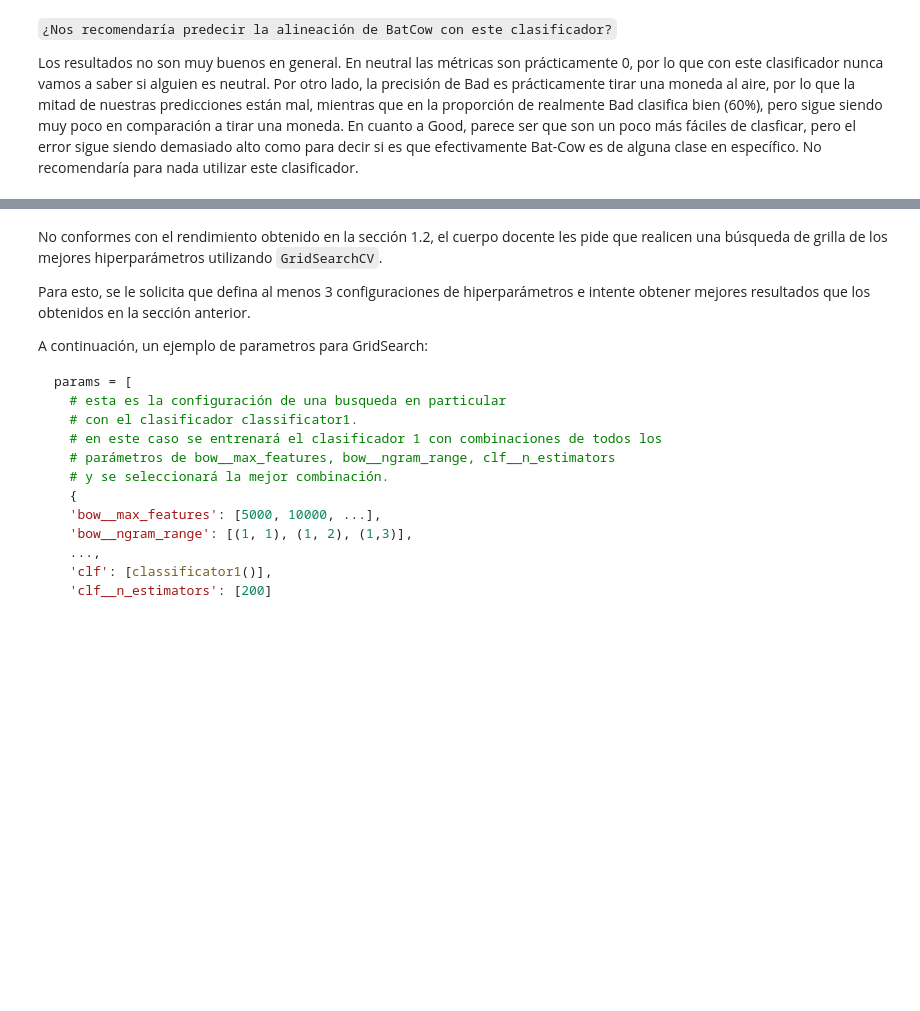
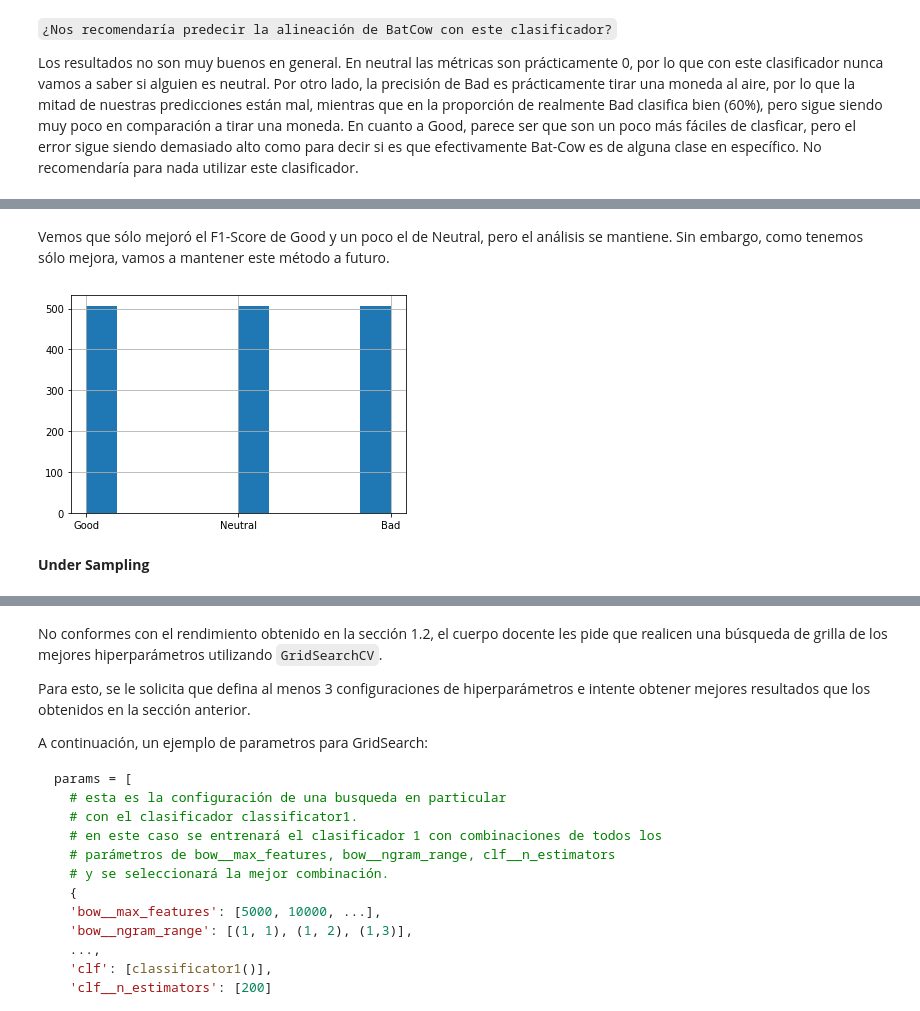
Before and after one commit to nicacevedo/Laboratorio-Ciencia-de-Datos, a Jupyter notebook: Lab4/enunciado_Laboratorio4.ipynb, the cells around one changed output, grey strips where cells are left out. Cells and saved outputs as stored; diff of their text form; code cells hidden in the pictures; blank space fills up the shorter version.

```diff
--- a/Lab4/enunciado_Laboratorio4.ipynb
+++ b/Lab4/enunciado_Laboratorio4.ipynb
@@ -201,8 +201,8 @@ atributos_de_interes = ['intelligence_score', 'strength_score', 'speed_score', '
 # Transformer para atributos de interés
 preprocessing = ColumnTransformer(
     [
-        ("bow", bow, 'history_text'),                               # Count Vectorizer
-        ("minmax_scaler", MinMaxScaler(), atributos_de_interes),    # MinMax Scaler
+        ("bow", bow, 'history_text'),                       # Count Vectorizer
+        ("scaler", MinMaxScaler(), atributos_de_interes),   # MinMax Scaler
     ],
 )
 # %% [markdown]
@@ -271,8 +273,21 @@ Los resultados no son muy buenos en general. En neutral las métricas son práct
 # %%
 # 3. (Opcional - 0.5 bonus) Utilizar técnicas de Sampling para balancear los datos de entrenamiento.
-# CODIGO DEL FORO:
-X_train = X_train[atributos_de_interes]
+
+# Atributos de interés y Oversampling de los train
+sample_features = atributos_de_interes+['history_text']
+X_train = X_train[sample_features]
+
+# Oversample
 over = RandomOverSampler(random_state=42)
-X_train, y_train = over.fit_resample(X_train, y_train)
-X_train = pd.DataFrame(X_train, columns=int_columns)
+X_train_over, y_train_over = over.fit_resample(X_train, y_train)
+X_train_over = pd.DataFrame(X_train_over, columns=sample_features)
+
+# Entrenamos el Pipeline nuevamente
+pipeline.fit(X_train_over, y_train_over)
+
+# Predecimos en el set de Validación
+y_pred = pipeline.predict(X_val[sample_features])
+
+# Reporte de métricas nuevas
+print(classification_report(y_val, y_pred))
 # %% [output]
@@ -279,0 +303,10 @@ SyntaxError: invalid syntax (<ipython-input-54-8e3bda2e7d24>, line 1)
+# %% [markdown]
+Vemos que sólo mejoró el F1-Score de Good y un poco el de Neutral, pero el análisis se mantiene. Sin embargo, como tenemos sólo mejora, vamos a mantener este método a futuro.
+# %%
+# Para confirmar que funcionó el Oversampling
+y_train_over.hist()
+plt.show()
+# %% [output]
+[figure, added]
+# %% [markdown]
+**Under Sampling**
```
Also changed, not shown: parts of 14 cells of this notebook, 1 other file.
